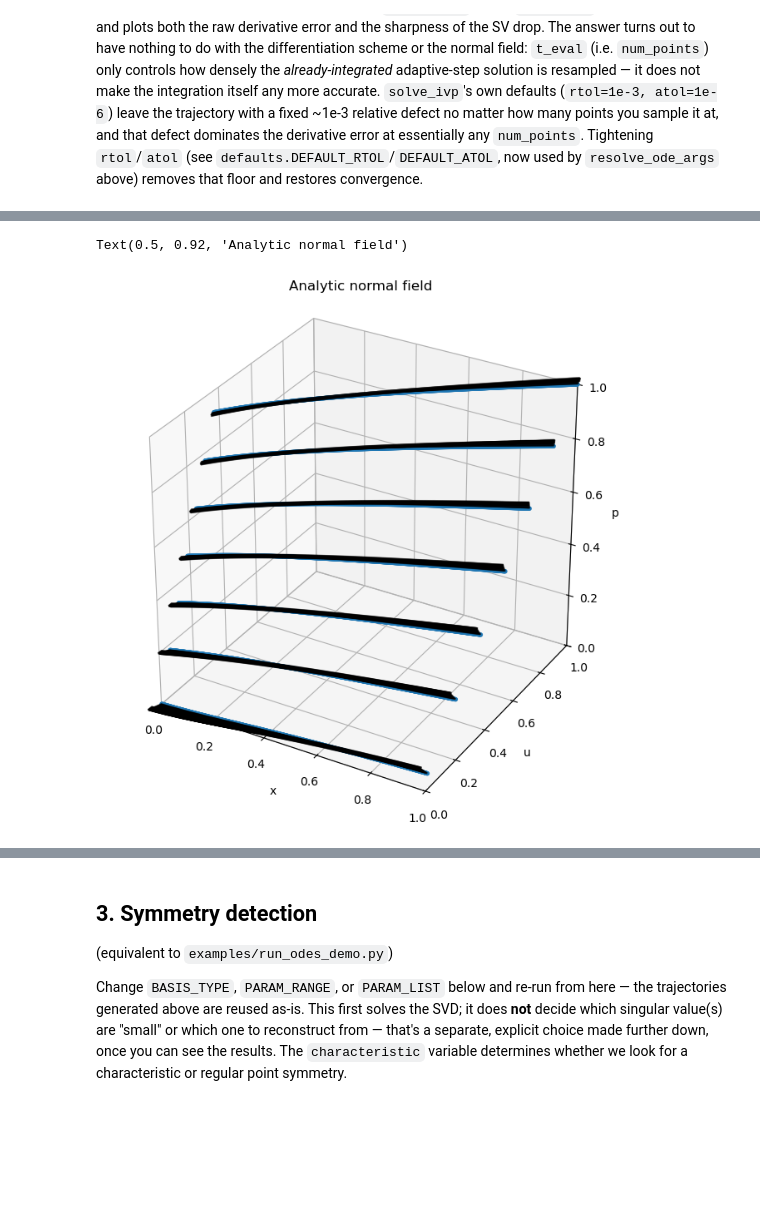
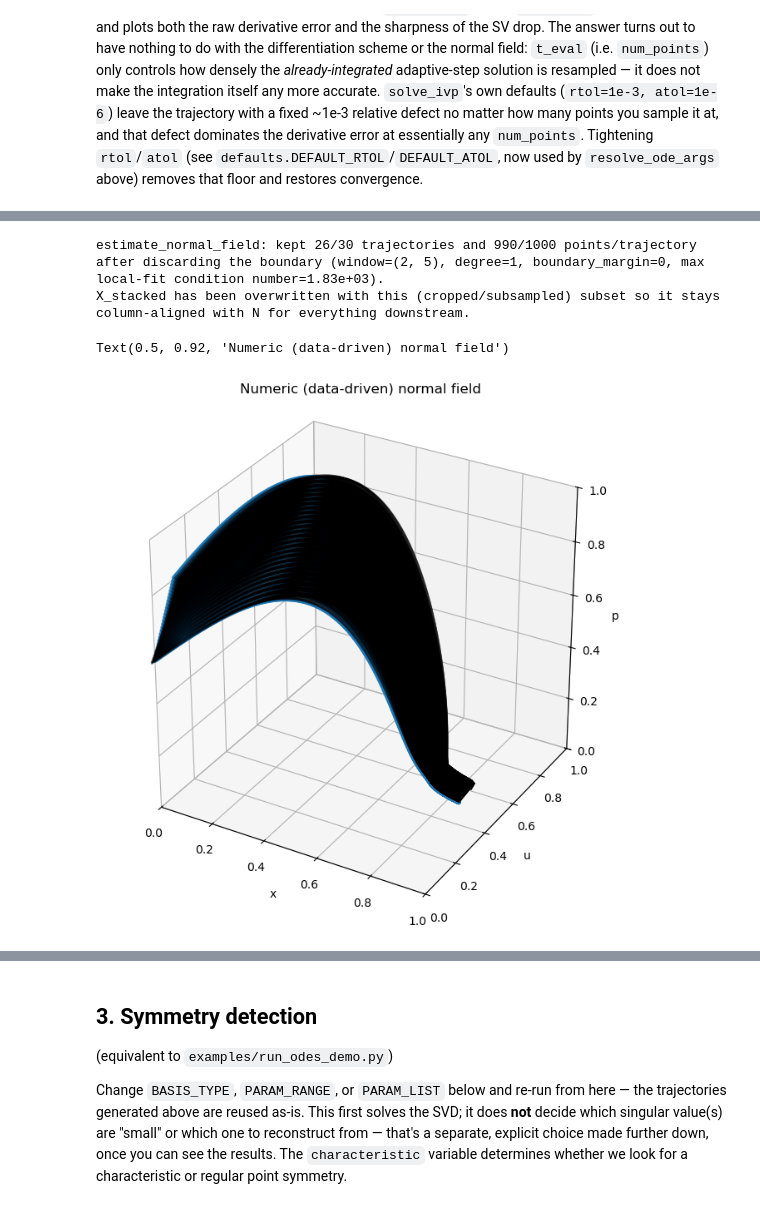
Before and after one commit to rros22/symmetry-detection, a Jupyter notebook: notebooks/ode_symmetry_explorer.ipynb, the cells around one changed output, grey strips where cells are left out. Drawn from its saved outputs; the diff is of its cells as text; code cells hidden in the pictures; blank space fills up the shorter version.

```diff
--- a/notebooks/ode_symmetry_explorer.ipynb
+++ b/notebooks/ode_symmetry_explorer.ipynb
@@ -360,13 +411,54 @@ For now we will use the normal fields that we can analytically derive from the k
 # %%
-N = gtr.NORMALS[ode_args.ode](X_stacked[0], X_stacked[1])
+# Always start from the full, untrimmed X so this cell is safe to re-run
+# (e.g. after flipping analytic_normal) without re-running cell 2.
+X_stacked = gtr.concatenate_trajectories(X)
+
+if analytic_normal:
+    N = gtr.NORMALS[ode_args.ode](X_stacked[0], X_stacked[1])
+else:
+    normal_est = mfd.estimate_normal_field(
+        X, window=normal_window, degree=normal_degree,
+        discard_boundary=True, boundary_margin=normal_boundary_margin,
+    )
+    X_dense, N_dense = normal_est.apply(X), normal_est.N
+    print(
+        f"estimate_normal_field: kept {N_dense.shape[1]}/{X.shape[0]} trajectories and "
+        f"{N_dense.shape[2]}/{X.shape[2]} points/trajectory after discarding the boundary "
+        f"(window={normal_window}, degree={normal_degree}, "
+        f"boundary_margin={normal_boundary_margin}, "
+        f"max local-fit condition number={np.nanmax(normal_est.cond):.2e})."
+    )
+
+    if subsample_normal_field:
+        n_before = X_dense.shape[0] * X_dense.shape[2]
+        X_dense, N_dense = mfd.subsample_trajectories(
+            X_dense, N_dense, num_traj=subsample_num_traj, num_points=subsample_num_points,
+        )
+        n_after = X_dense.shape[0] * X_dense.shape[2]
+        print(
+            f"subsample_trajectories: kept {X_dense.shape[0]} trajectories and "
+            f"{X_dense.shape[2]} points/trajectory for symmetry detection "
+            f"({n_before} -> {n_after} points fed into G_matrix/solve_svd; the dense "
+            f"estimate above is still what the normal field itself was fit from)."
+        )
+
+    X_stacked = gtr.concatenate_trajectories(X_dense)
+    N = N_dense.reshape(3, -1)
+    print(
+        "X_stacked has been overwritten with this (cropped/subsampled) subset so it "
+        "stays column-aligned with N for everything downstream."
+    )
+
 # Try norlmalising N
 # N = N / np.linalg.norm(N, axis=0)
 
 fig_normal = plt.figure(figsize=(8,8))
 ax_normal = fig_normal.add_subplot(projection='3d')
 
 plot.scaled_3D_quiver(X_stacked, N, mode="normal", ax=ax_normal)
-ax_normal.set_title("Analytic normal field")
+ax_normal.set_title("Analytic normal field" if analytic_normal else "Numeric (data-driven) normal field")
 # %% [output]
-Text(0.5, 0.92, 'Analytic normal field')
+estimate_normal_field: kept 26/30 trajectories and 990/1000 points/trajectory after discarding the boundary (window=(2, 5), degree=1, boundary_margin=0, max local-fit condition number=1.83e+03).
+X_stacked has been overwritten with this (cropped/subsampled) subset so it stays column-aligned with N for everything downstream.
+Text(0.5, 0.92, 'Numeric (data-driven) normal field')
-[figure, old version]
+[figure, new version]
```
Also changed, not shown: parts of 11 cells of this notebook, 2 other files.
